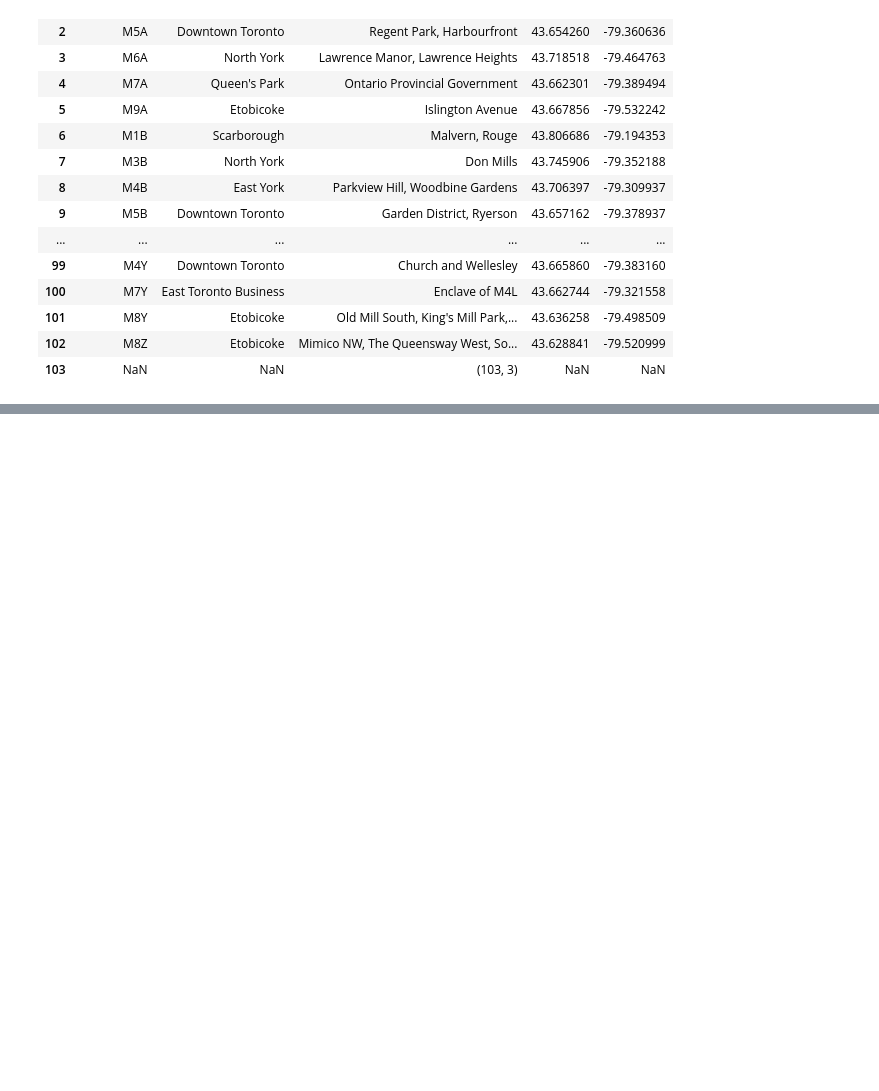
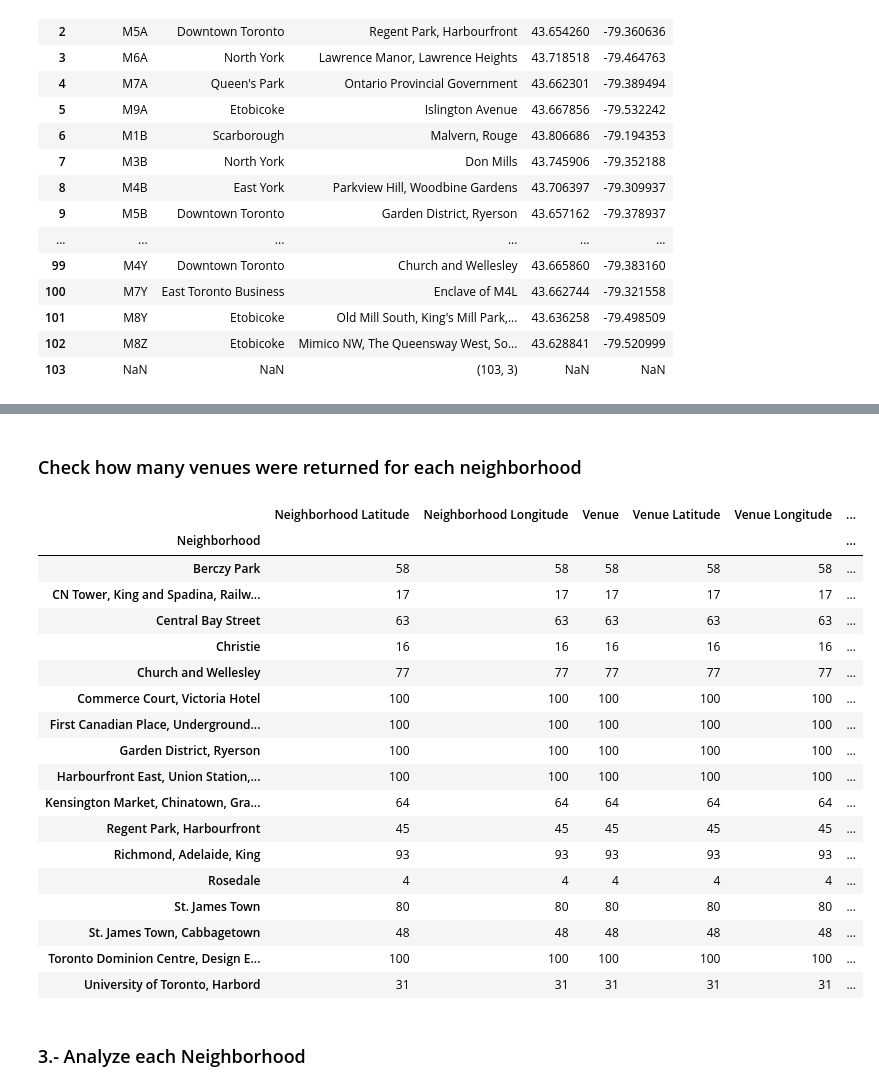
Before and after one commit to AngelMartiLink/Coursera_Capstone, a Jupyter notebook: Segmenting and Clustering Neighborhoods in Toronto.ipynb, the cells around one changed output, grey strips where cells are left out. Drawn from its saved outputs; the diff is of its cells as text; code cells hidden in the pictures; blank space fills up the shorter version.

```diff
--- a/Segmenting and Clustering Neighborhoods in Toronto.ipynb
+++ b/Segmenting and Clustering Neighborhoods in Toronto.ipynb
@@ -169,0 +265,5 @@ DataFrame
+# %%
+CLIENT_ID = "EXDV4CTZB120Z5Z4GOCB2R5O21BK2OD2GYQOWL3AGMFWBSJP" # your Foursquare ID
+CLIENT_SECRET = "5RUIUSJRRPEVFHLBHVBWHZLHPWZT5TDE3MMDOU0XE5OTMG0X" # your Foursquare Secret
+VERSION = "20180605" # Foursquare API version
+LIMIT = 100 # A default Foursquare API limit value
@@ -169,0 +370,26 @@ DataFrame
+# %% [markdown]
+<h3>Check how many venues were returned for each neighborhood</h3>
+# %%
+downtown_toronto_venues.groupby('Neighborhood').count()
+# %% [output]
+|  | Neighborhood Latitude | Neighborhood Longitude | Venue | Venue Latitude | Venue Longitude | ... |
+| Neighborhood |  |  |  |  |  | ... |
+| Berczy Park | 58 | 58 | 58 | 58 | 58 | ... |
+| CN Tower, King and Spadina, Railw... | 17 | 17 | 17 | 17 | 17 | ... |
+| Central Bay Street | 63 | 63 | 63 | 63 | 63 | ... |
+| Christie | 16 | 16 | 16 | 16 | 16 | ... |
+| Church and Wellesley | 77 | 77 | 77 | 77 | 77 | ... |
+| Commerce Court, Victoria Hotel | 100 | 100 | 100 | 100 | 100 | ... |
+| First Canadian Place, Underground... | 100 | 100 | 100 | 100 | 100 | ... |
+| Garden District, Ryerson | 100 | 100 | 100 | 100 | 100 | ... |
+| Harbourfront East, Union Station,... | 100 | 100 | 100 | 100 | 100 | ... |
+| Kensington Market, Chinatown, Gra... | 64 | 64 | 64 | 64 | 64 | ... |
+| Regent Park, Harbourfront | 45 | 45 | 45 | 45 | 45 | ... |
+| Richmond, Adelaide, King | 93 | 93 | 93 | 93 | 93 | ... |
+| Rosedale | 4 | 4 | 4 | 4 | 4 | ... |
+| St. James Town | 80 | 80 | 80 | 80 | 80 | ... |
+| St. James Town, Cabbagetown | 48 | 48 | 48 | 48 | 48 | ... |
+| Toronto Dominion Centre, Design E... | 100 | 100 | 100 | 100 | 100 | ... |
+| University of Toronto, Harbord | 31 | 31 | 31 | 31 | 31 | ... |
+# %% [markdown]
+<h3>3.- Analyze each Neighborhood</h3>
```
Also changed, not shown: parts of 48 cells of this notebook.
